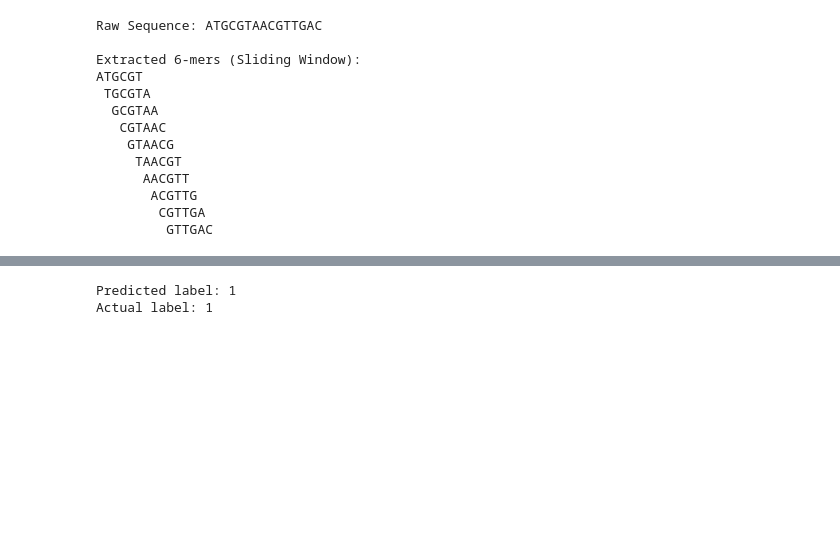
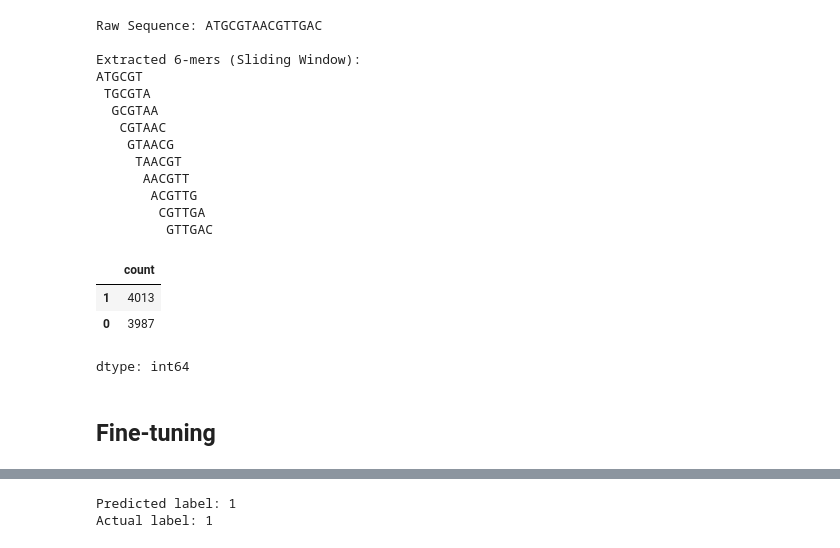
Before and after one commit to sib-swiss/bio-llm-training, a Jupyter notebook: notebooks/nb03_fine_tuning.ipynb, the cells around one changed output, grey strips where cells are left out. Drawn from its saved outputs; the diff is of its cells as text; code cells hidden in the pictures; blank space fills up the shorter version.

```diff
--- a/notebooks/nb03_fine_tuning.ipynb
+++ b/notebooks/nb03_fine_tuning.ipynb
@@ -158,0 +180,9 @@ tokenized_promoter = promoter_dataset.map(tokenize_promoter, batched=True)
+# %%
+pd.Series( train_promoter['label'] ).value_counts()
+# %% [output]
+|  | count |
+| 1 | 4013 |
+| 0 | 3987 |
+dtype: int64
+# %% [markdown]
+## Fine-tuning
```
Also changed, not shown: parts of 46 cells of this notebook.
